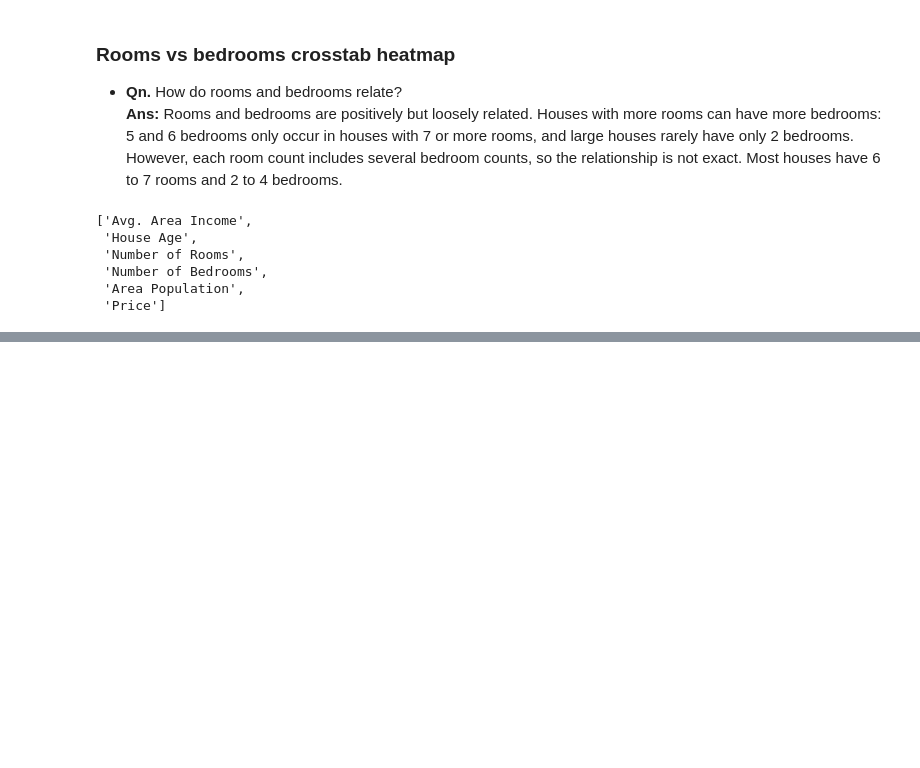
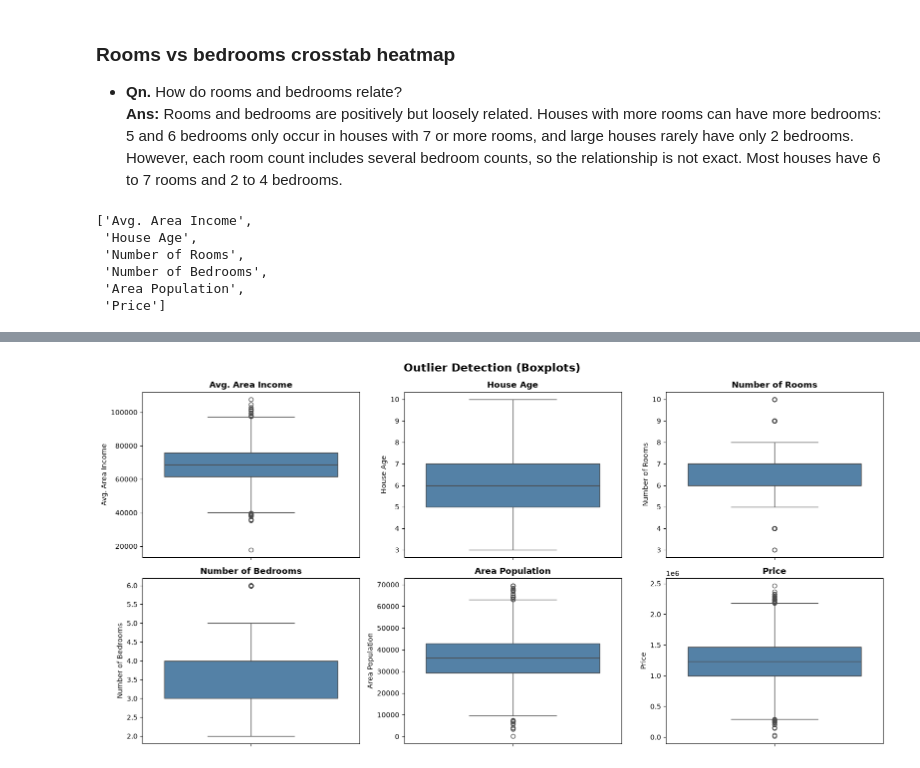
Before and after one commit to Ritupriya-Chowdhury/House-Price, a Jupyter notebook: House_price.ipynb, the cells around one changed output, grey strips where cells are left out. Saved outputs shown, nothing was run; the diff lists cells and outputs as text; code cells hidden in the pictures; blank space fills up the shorter version.

Commit message:
Outlier detection

```diff
--- a/House_price.ipynb
+++ b/House_price.ipynb
@@ -397,0 +426,25 @@ num_cols
+# %%
+# Outlier Detection
+outlier_summary = []
+
+for col in num_cols:
+    Q1 = df[col].quantile(0.25)
+    Q3 = df[col].quantile(0.75)
+    IQR = Q3 - Q1
+    lower = Q1 - 1.5 * IQR
+    upper = Q3 + 1.5 * IQR
+
+    n_out = ((df[col] < lower) | (df[col] > upper)).sum()
+
+    outlier_summary.append({
+        'Column': col,
+        'Lower Bound': round(lower, 2),
+        'Upper Bound': round(upper, 2),
+        'Min': round(df[col].min(), 2),
+        'Max': round(df[col].max(), 2),
+        'Outliers': n_out,
+        'Outlier %': round(n_out / len(df) * 100, 2)
+    })
+
+outlier_df = pd.DataFrame(outlier_summary)
+outlier_df
@@ -397,0 +459,14 @@ num_cols
+# %%
+# 2. Boxplots for every numeric column
+fig, axes = plt.subplots(2, 3, figsize=(16, 8))
+axes = axes.flatten()
+
+for i, col in enumerate(num_cols):
+    sns.boxplot(y=df[col], ax=axes[i], color='steelblue')
+    axes[i].set_title(col, fontweight='bold')
+
+fig.suptitle('Outlier Detection (Boxplots)', fontsize=16, fontweight='bold')
+plt.tight_layout()
+plt.show()
+# %% [output]
+[figure, added]
```
Also changed, not shown: parts of 3 cells of this notebook, 2 other files.
